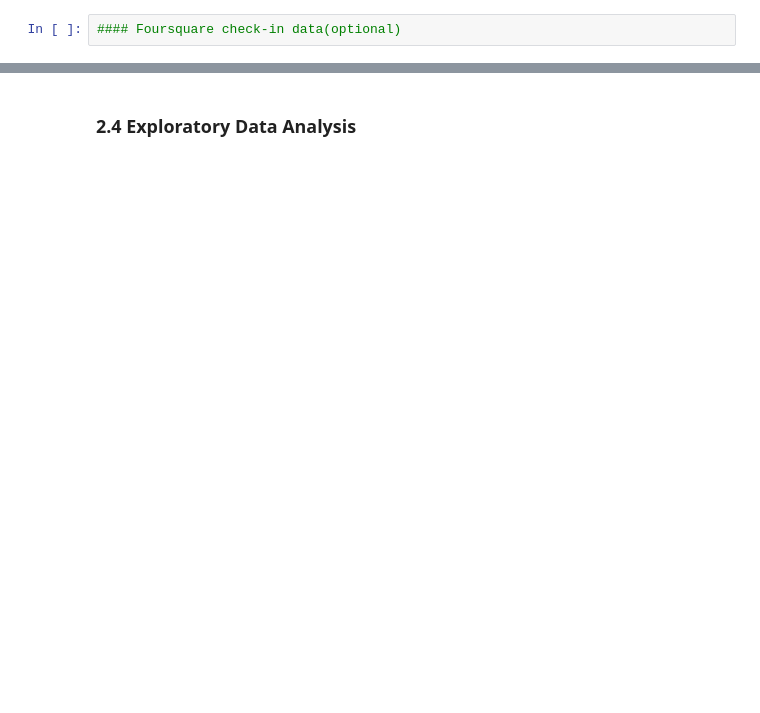
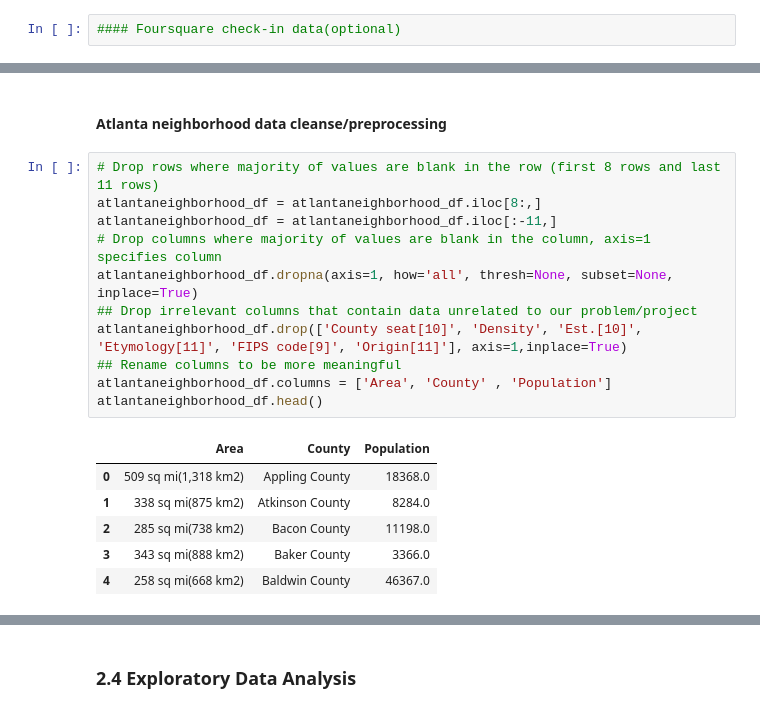
Before and after one commit to bmguillo/Python_ML_Project, a Jupyter notebook: Final Capstone Project .ipynb, the cells around one changed output, grey strips where cells are left out. Cells and saved outputs as stored; diff of their text form; blank space fills up the shorter version.

```diff
--- a/Final Capstone Project .ipynb
+++ b/Final Capstone Project .ipynb
@@ -274,0 +262,20 @@ Data that I downloaded or web scraped was stored in a table or data frame for fu
+# %% [markdown]
+#### Atlanta neighborhood data cleanse/preprocessing
+# %%
+# Drop rows where majority of values are blank in the row (first 8 rows and last 11 rows)
+atlantaneighborhood_df = atlantaneighborhood_df.iloc[8:,]
+atlantaneighborhood_df = atlantaneighborhood_df.iloc[:-11,]
+# Drop columns where majority of values are blank in the column, axis=1 specifies column
+atlantaneighborhood_df.dropna(axis=1, how='all', thresh=None, subset=None, inplace=True)
+## Drop irrelevant columns that contain data unrelated to our problem/project
+atlantaneighborhood_df.drop(['County seat[10]', 'Density', 'Est.[10]', 'Etymology[11]', 'FIPS code[9]', 'Origin[11]'], axis=1,inplace=True)
+## Rename columns to be more meaningful
+atlantaneighborhood_df.columns = ['Area', 'County' , 'Population']
+atlantaneighborhood_df.head()
+# %% [output]
+|  | Area | County | Population |
+| 0 | 509 sq mi(1,318 km2) | Appling County | 18368.0 |
+| 1 | 338 sq mi(875 km2) | Atkinson County | 8284.0 |
+| 2 | 285 sq mi(738 km2) | Bacon County | 11198.0 |
+| 3 | 343 sq mi(888 km2) | Baker County | 3366.0 |
+| 4 | 258 sq mi(668 km2) | Baldwin County | 46367.0 |
```
Also changed, not shown: parts of 21 cells of this notebook.
